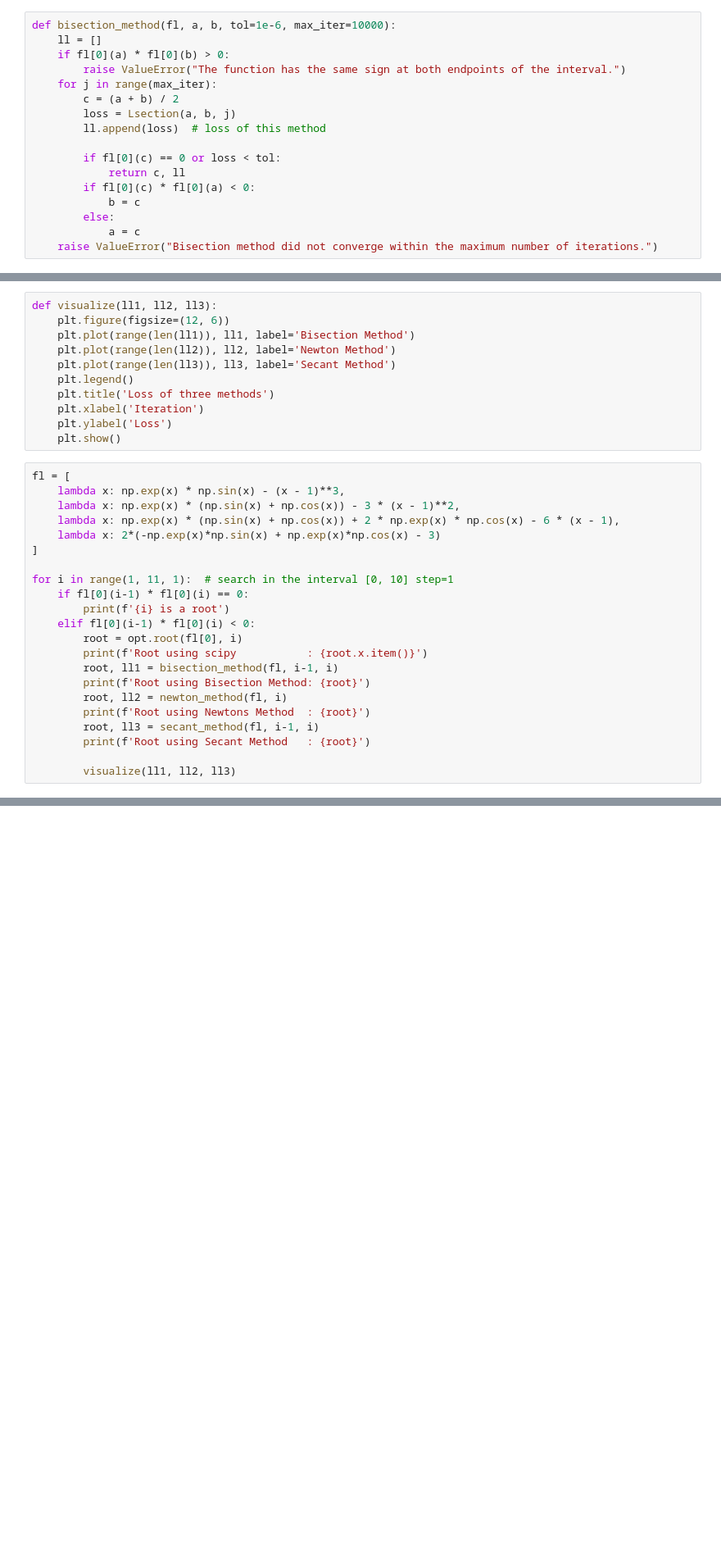
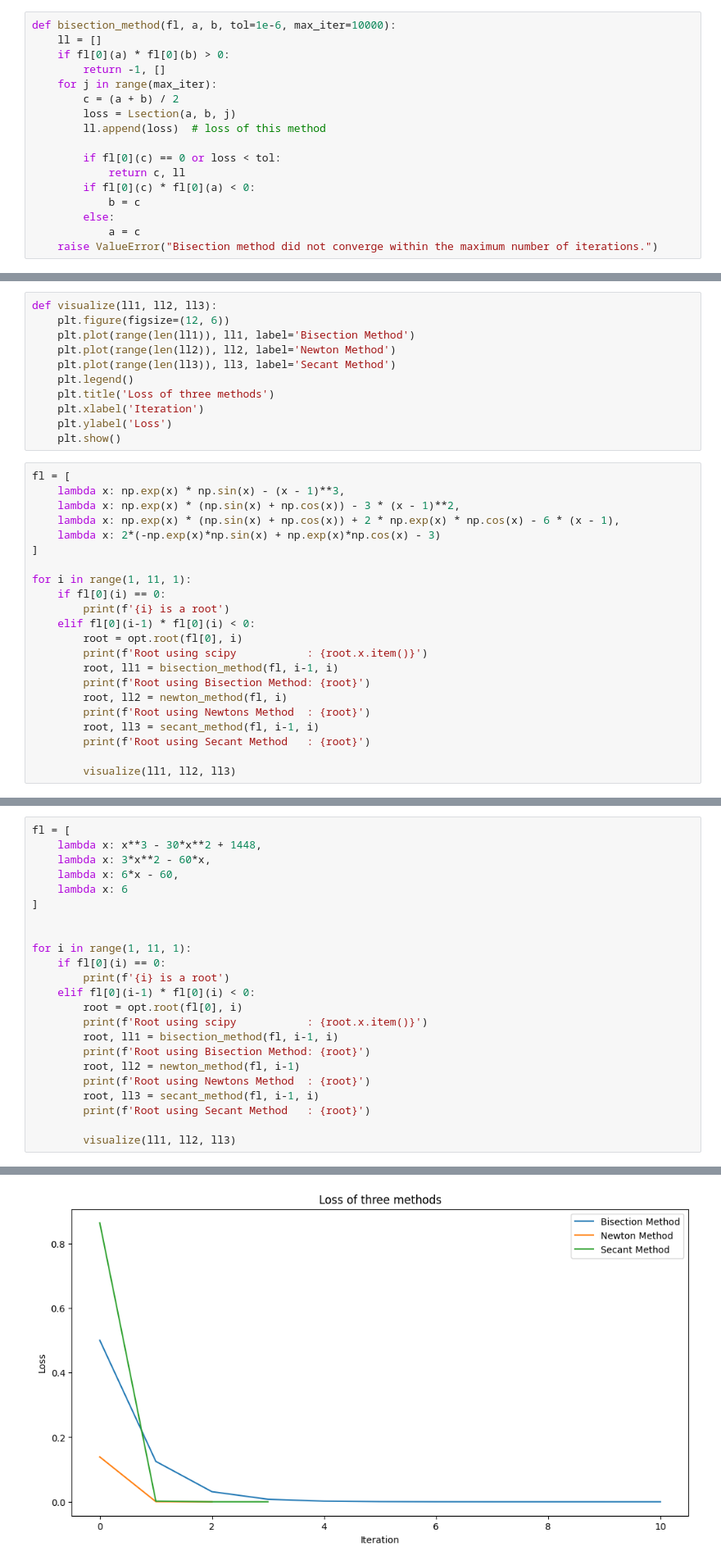
Before and after one commit to HugoPhi/NCOTLabs, a Jupyter notebook: Lab1/nolinear_equation.ipynb, the cells around one changed output, grey strips where cells are left out. Shown: that part at 82% size. Cells and saved outputs as stored; diff of their text form; blank space fills up the shorter version.

```diff
--- a/Lab1/nolinear_equation.ipynb
+++ b/Lab1/nolinear_equation.ipynb
@@ -64,7 +64,7 @@ def Lsecant(M, elast):
 def bisection_method(fl, a, b, tol=1e-6, max_iter=10000):
     ll = []
     if fl[0](a) * fl[0](b) > 0:
-        raise ValueError("The function has the same sign at both endpoints of the interval.")
+        return -1, []
     for j in range(max_iter):
         c = (a + b) / 2
         loss = Lsection(a, b, j)
@@ -153,8 +153,8 @@ fl = [
     lambda x: 2*(-np.exp(x)*np.sin(x) + np.exp(x)*np.cos(x) - 3)
 ]
 
-for i in range(1, 11, 1):  # search in the interval [0, 10] step=1
-    if fl[0](i-1) * fl[0](i) == 0:
+for i in range(1, 11, 1):
+    if fl[0](i) == 0:
         print(f'{i} is a root')
     elif fl[0](i-1) * fl[0](i) < 0:
         root = opt.root(fl[0], i)
@@ -185,0 +196,24 @@ Root using Secant Method   : 9.374930514355318
+# %%
+fl = [
+    lambda x: x**3 - 30*x**2 + 1448,
+    lambda x: 3*x**2 - 60*x,
+    lambda x: 6*x - 60,
+    lambda x: 6
+]
+
+
+for i in range(1, 11, 1):
+    if fl[0](i) == 0:
+        print(f'{i} is a root')
+    elif fl[0](i-1) * fl[0](i) < 0:
+        root = opt.root(fl[0], i)
+        print(f'Root using scipy           : {root.x.item()}')
+        root, ll1 = bisection_method(fl, i-1, i)
+        print(f'Root using Bisection Method: {root}')
+        root, ll2 = newton_method(fl, i-1)
+        print(f'Root using Newtons Method  : {root}')
+        root, ll3 = secant_method(fl, i-1, i)
+        print(f'Root using Secant Method   : {root}')
+
+        visualize(ll1, ll2, ll3)
+# %% [output]
@@ -185,0 +224 @@ Root using Secant Method   : 9.374930514355318
+[figure, added]
```
Also changed, not shown: parts of 4 cells of this notebook, 1 other file.
